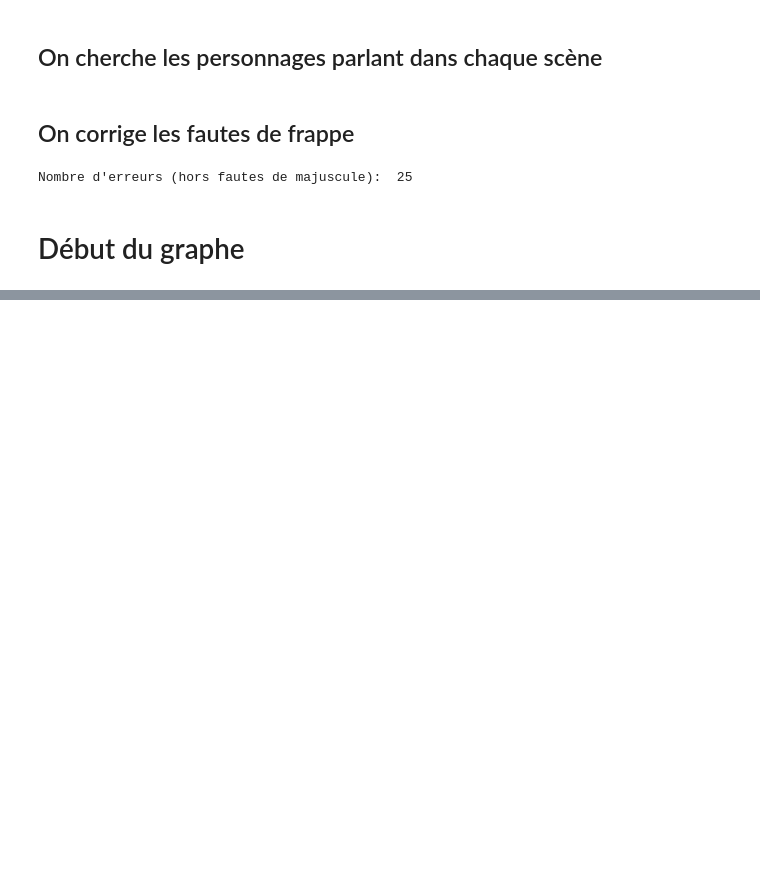
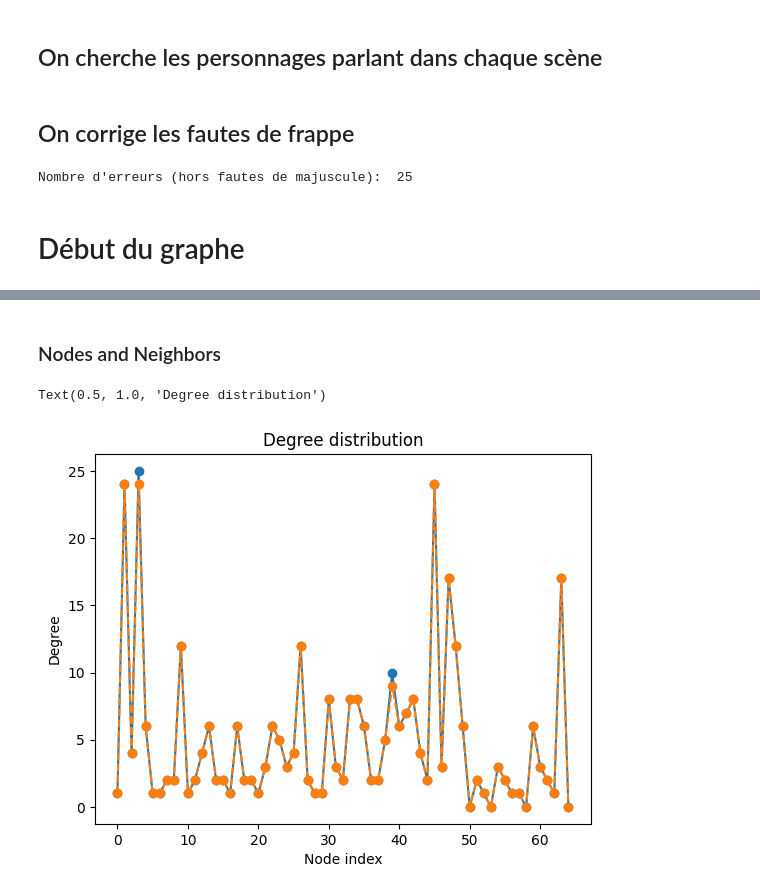
Before and after one commit to igivotron/LINMA1691, a Jupyter notebook: Devoir4/StarGraph.ipynb, the cells around one changed output, grey strips where cells are left out. Saved outputs shown, nothing was run; the diff lists cells and outputs as text; code cells hidden in the pictures; blank space fills up the shorter version.

```diff
--- a/Devoir4/StarGraph.ipynb
+++ b/Devoir4/StarGraph.ipynb
@@ -148,0 +155,13 @@ C-3PO
+# %% [markdown]
+### Nodes and Neighbors
+# %%
+degrees = [G.degree(node) for node in nodes]
+N_neighbors = [len(list(G.neighbors(node))) for node in nodes]
+plt.plot(degrees,  linestyle='-', marker='o')
+plt.plot(N_neighbors,  linestyle='--', marker='o')
+plt.xlabel('Node index')
+plt.ylabel('Degree')
+plt.title('Degree distribution')
+# %% [output]
+Text(0.5, 1.0, 'Degree distribution')
+[figure, added]
```
Also changed, not shown: parts of 9 cells of this notebook.
